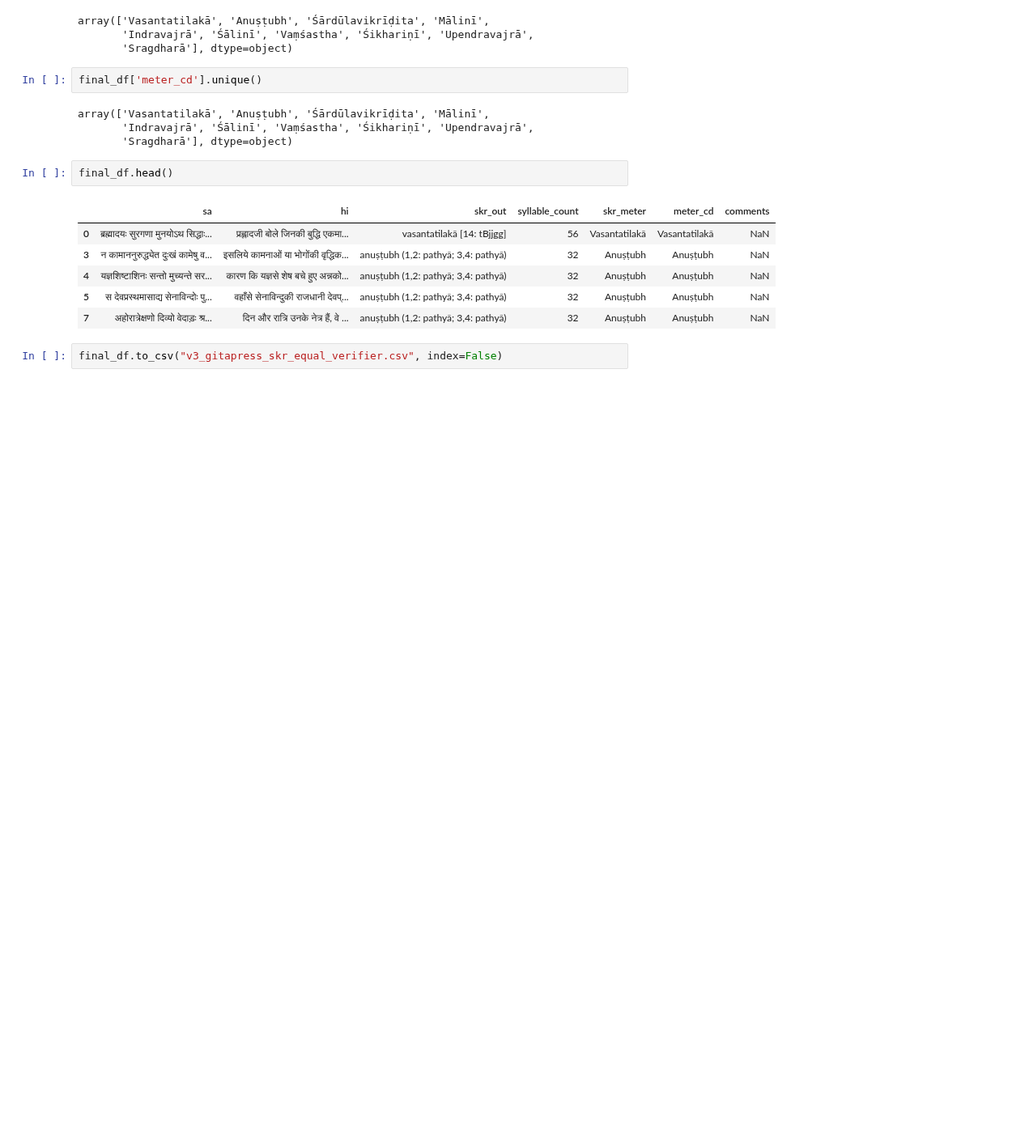
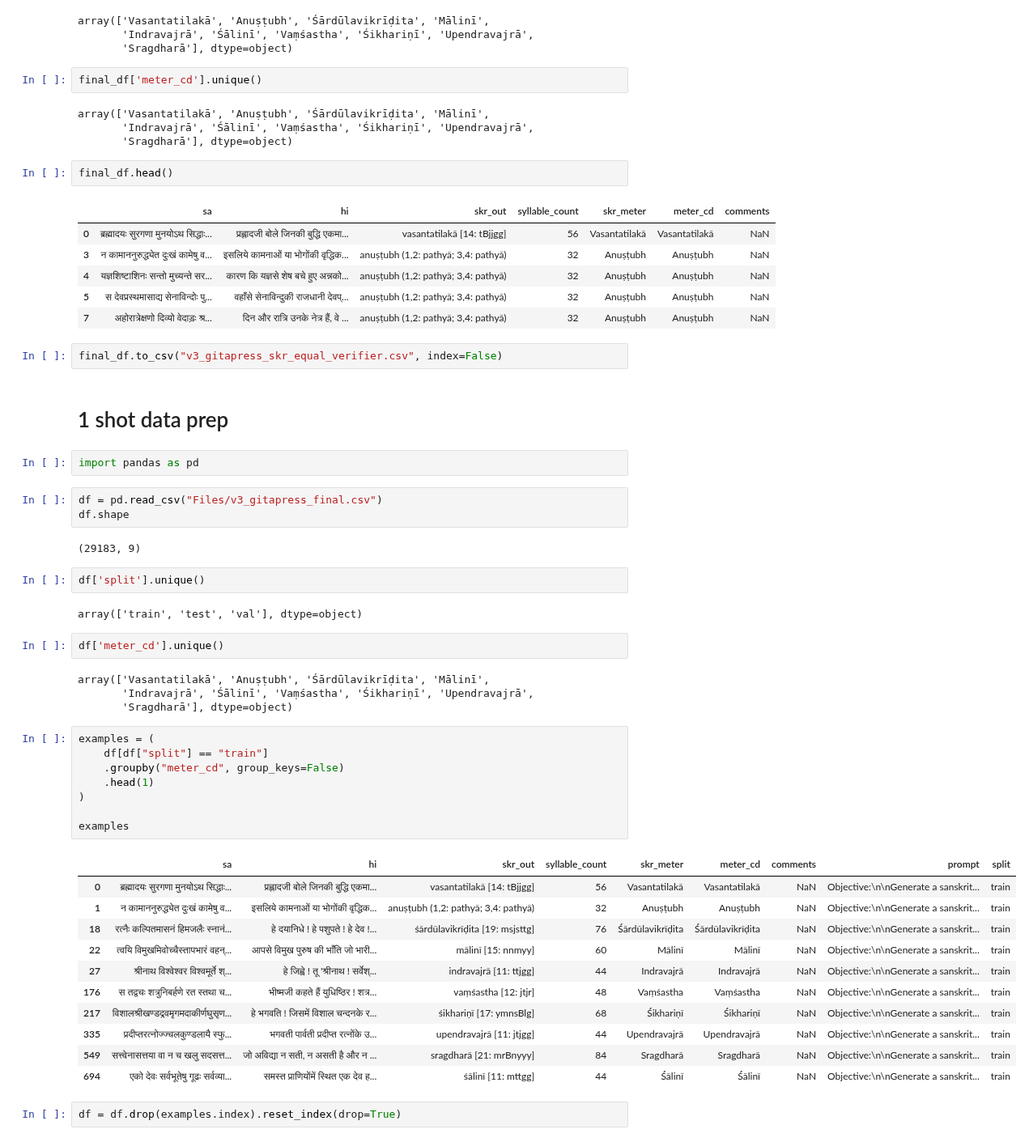
Before and after one commit to shivrajanand/poetrygen_new, a Jupyter notebook: data.ipynb, the cells around one changed output. Shown at 81% size. Cells and saved outputs as stored; diff of their text form; blank space fills up the shorter version.

```diff
--- a/data.ipynb
+++ b/data.ipynb
@@ -450,3 +450,44 @@ final_df.head()
 | 7 | अहोरात्रेक्षणो दिव्यो वेदाड़ः श्र... | दिन और रात्रि उनके नेत्र हैं, वे ... | anuṣṭubh (1,2: pathyā; 3,4: pathyā) | 32 | Anuṣṭubh | Anuṣṭubh | NaN |
 # %%
 final_df.to_csv("v3_gitapress_skr_equal_verifier.csv", index=False)
+# %% [markdown]
+# 1 shot data prep
+# %%
+import pandas as pd
+# %%
+df = pd.read_csv("Files/v3_gitapress_final.csv")
+df.shape
+# %% [output]
+(29183, 9)
+# %%
+df['split'].unique()
+# %% [output]
+array(['train', 'test', 'val'], dtype=object)
+# %%
+df['meter_cd'].unique()
+# %% [output]
+array(['Vasantatilakā', 'Anuṣṭubh', 'Śārdūlavikrīḍita', 'Mālinī',
+       'Indravajrā', 'Śālinī', 'Vaṃśastha', 'Śikhariṇī', 'Upendravajrā',
+       'Sragdharā'], dtype=object)
+# %%
+examples = (
+    df[df["split"] == "train"]
+    .groupby("meter_cd", group_keys=False)
+    .head(1)
+)
+
+examples
+# %% [output]
+|  | sa | hi | skr_out | syllable_count | skr_meter | meter_cd | comments | prompt | split |
+| 0 | ब्रह्मादयः सुरगणा मुनयोऽथ सिद्धाः... | प्रह्लादजी बोले जिनकी बुद्धि एकमा... | vasantatilakā [14: tBjjgg] | 56 | Vasantatilakā | Vasantatilakā | NaN | Objective:\n\nGenerate a sanskrit... | train |
+| 1 | न कामाननुरुद्ध्येत दुःखं कामेषु व... | इसलिये कामनाओं या भोगोंकी वृद्धिक... | anuṣṭubh (1,2: pathyā; 3,4: pathyā) | 32 | Anuṣṭubh | Anuṣṭubh | NaN | Objective:\n\nGenerate a sanskrit... | train |
+| 18 | रत्नैः कल्पितमासनं हिमजलैः स्नानं... | हे दयानिधे ! हे पशुपते ! हे देव !... | śārdūlavikrīḍita [19: msjsttg] | 76 | Śārdūlavikrīḍita | Śārdūlavikrīḍita | NaN | Objective:\n\nGenerate a sanskrit... | train |
+| 22 | त्वयि विमुखमिवोच्चैस्तापभारं वहन्... | आपसे विमुख पुरुष की भाँति जो भारी... | mālinī [15: nnmyy] | 60 | Mālinī | Mālinī | NaN | Objective:\n\nGenerate a sanskrit... | train |
+| 27 | श्रीनाथ विश्वेश्वर विश्वमूर्ते श्... | हे जिह्वे ! तू 'श्रीनाथ ! सर्वेश्... | indravajrā [11: ttjgg] | 44 | Indravajrā | Indravajrā | NaN | Objective:\n\nGenerate a sanskrit... | train |
+| 176 | स तद्वचः शत्रुनिबर्हणे रत स्तथा च... | भीष्मजी कहते हैं युधिष्ठिर ! शत्र... | vaṃśastha [12: jtjr] | 48 | Vaṃśastha | Vaṃśastha | NaN | Objective:\n\nGenerate a sanskrit... | train |
+| 217 | विशालश्रीखण्डद्रवमृगमदाकीर्णघुसृण... | हे भगवति ! जिसमें विशाल चन्दनके र... | śikhariṇī [17: ymnsBlg] | 68 | Śikhariṇī | Śikhariṇī | NaN | Objective:\n\nGenerate a sanskrit... | train |
+| 335 | प्रदीप्तरत्नोज्ज्चलकुण्डलायै स्फु... | भगवती पार्वती प्रदीप्त रत्नोंके उ... | upendravajrā [11: jtjgg] | 44 | Upendravajrā | Upendravajrā | NaN | Objective:\n\nGenerate a sanskrit... | train |
+| 549 | सत्त्वेनासत्तया वा न च खलु सदसत्त... | जो अविद्या न सती, न असती है और न ... | sragdharā [21: mrBnyyy] | 84 | Sragdharā | Sragdharā | NaN | Objective:\n\nGenerate a sanskrit... | train |
+| 694 | एको देवः सर्वभूतेषु गूढः सर्वव्या... | समस्त प्राणियोंमें स्थित एक देव ह... | śālinī [11: mttgg] | 44 | Śālinī | Śālinī | NaN | Objective:\n\nGenerate a sanskrit... | train |
+# %%
+df = df.drop(examples.index).reset_index(drop=True)
```
Also changed, not shown: parts of 7 cells of this notebook, 11 other files.
